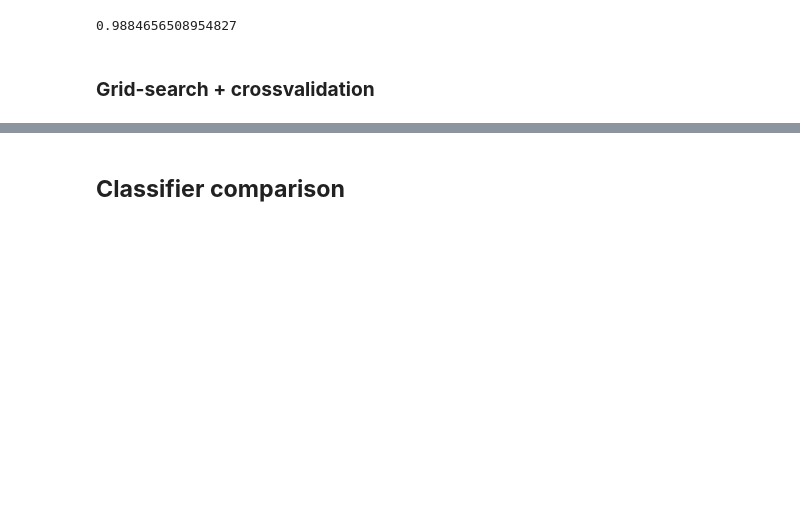
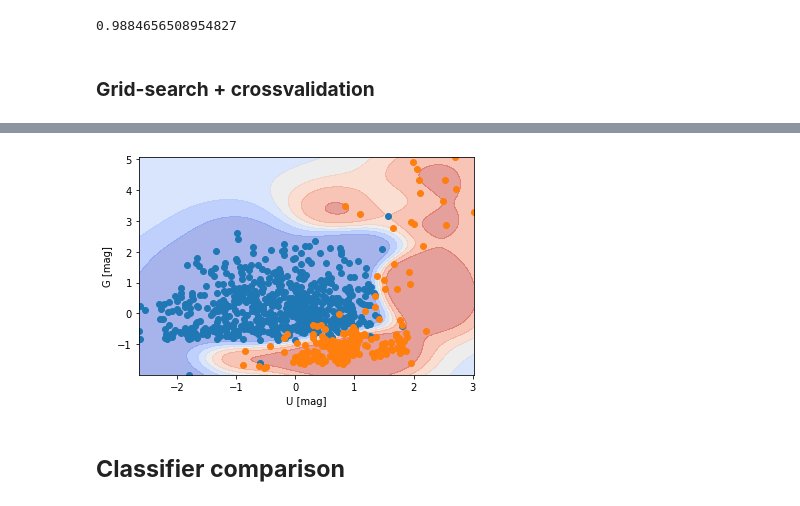
Before and after one commit to tomasplsek/AstroML, a Jupyter notebook: 03_sklearn.ipynb, the cells around one changed output, grey strips where cells are left out. Cells and saved outputs as stored; diff of their text form; code cells hidden in the pictures; blank space fills up the shorter version.

```diff
--- a/03_sklearn.ipynb
+++ b/03_sklearn.ipynb
@@ -651,3 +637,7 @@ SVC(C=10)
+# %%
+decision_surface(SVC(kernel="rbf", C=10, gamma=1, probability=True))
+# %% [output]
+[figure, added]
 # %% [markdown]
 ## **Classifier comparison**
 # %%
```
Also changed, not shown: parts of 63 cells of this notebook.
